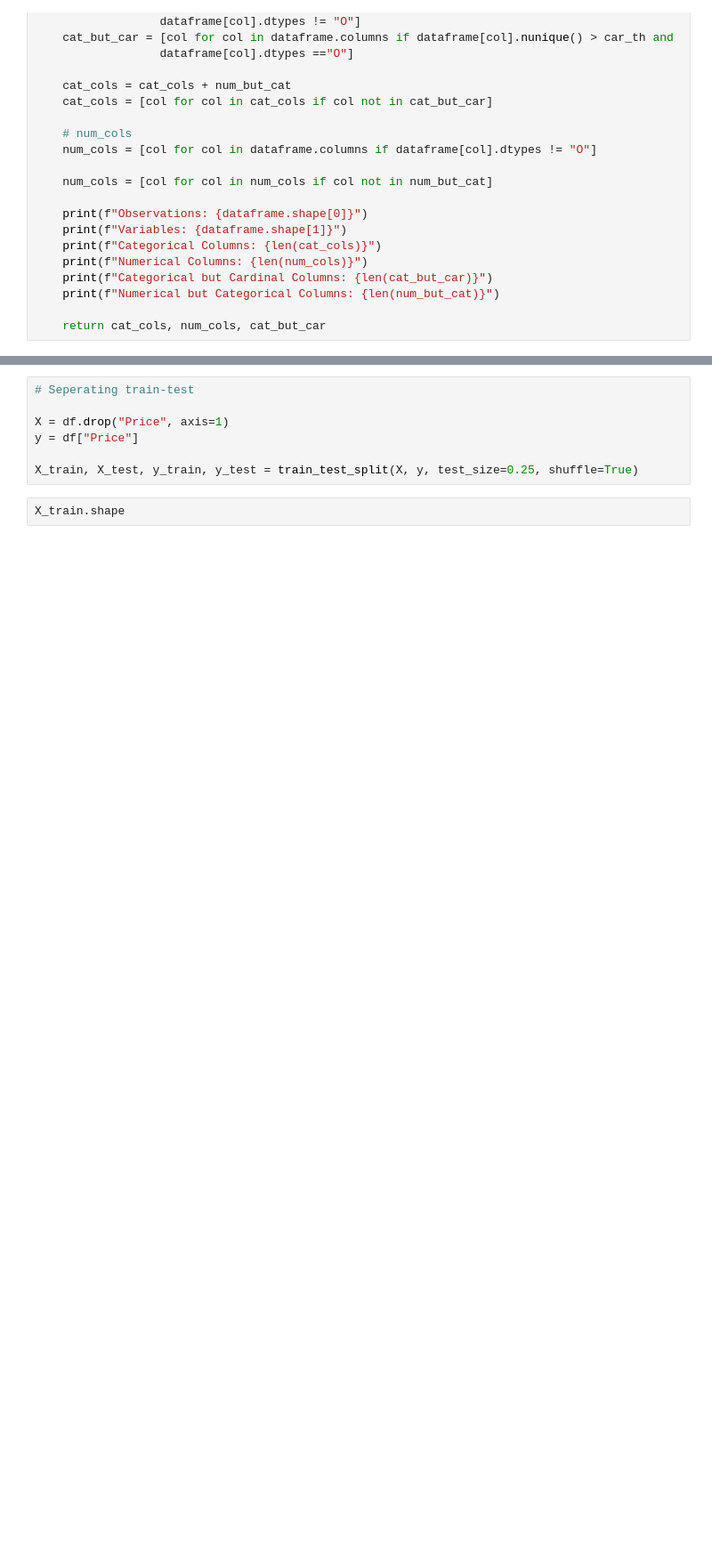
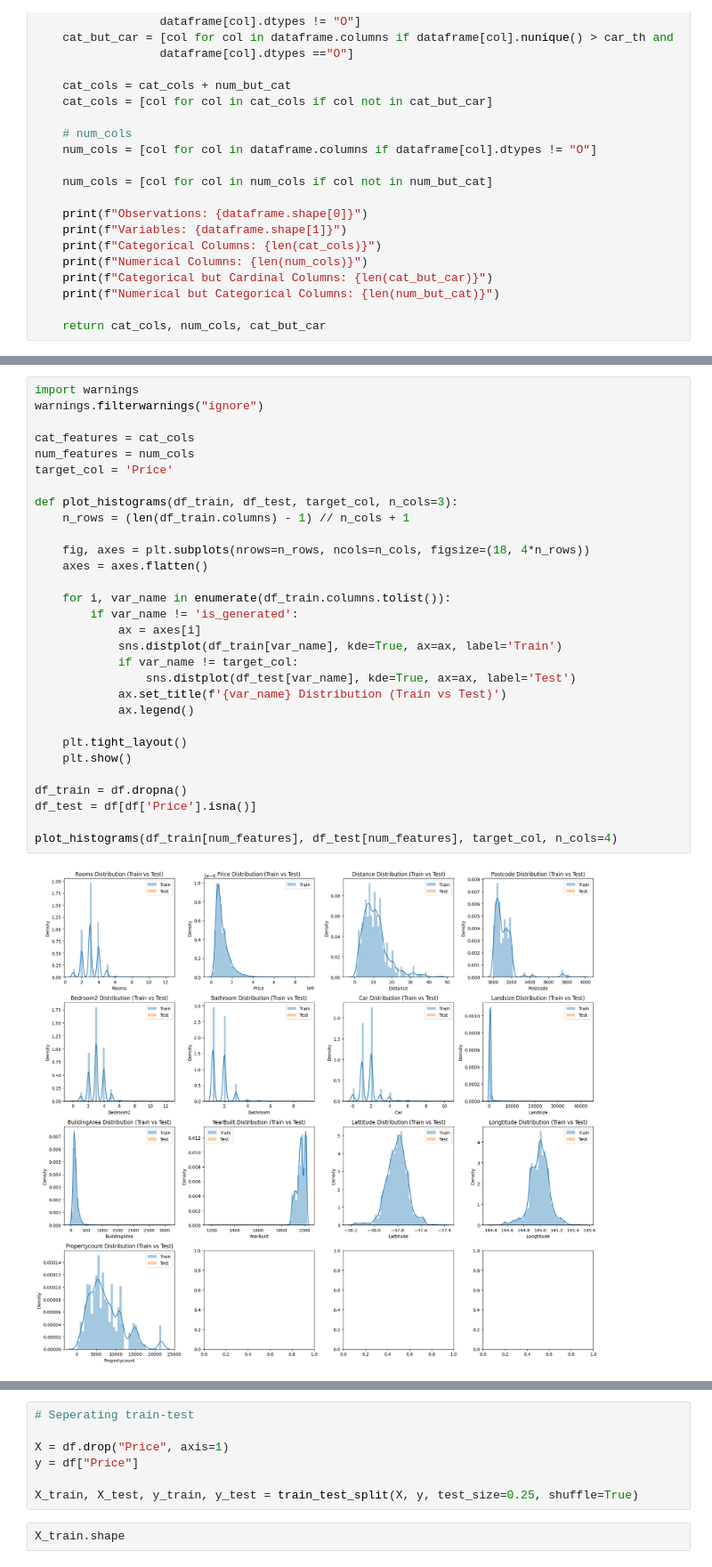
Before and after one commit to csargin/MELBOURNE_HOUSE_PRICES, a Jupyter notebook: melbourne.ipynb, the cells around one changed output, grey strips where cells are left out. Shown at 89% size. Drawn from its saved outputs; the diff is of its cells as text; blank space fills up the shorter version.

```diff
--- a/melbourne.ipynb
+++ b/melbourne.ipynb
@@ -278,0 +281,32 @@ Date - have 35 unique values
+# %%
+import warnings
+warnings.filterwarnings("ignore")
+
+cat_features = cat_cols
+num_features = num_cols
+target_col = 'Price'
+
+def plot_histograms(df_train, df_test, target_col, n_cols=3):
+    n_rows = (len(df_train.columns) - 1) // n_cols + 1
+
+    fig, axes = plt.subplots(nrows=n_rows, ncols=n_cols, figsize=(18, 4*n_rows))
+    axes = axes.flatten()
+
+    for i, var_name in enumerate(df_train.columns.tolist()):
+        if var_name != 'is_generated':
+            ax = axes[i]
+            sns.distplot(df_train[var_name], kde=True, ax=ax, label='Train')
+            if var_name != target_col:
+                sns.distplot(df_test[var_name], kde=True, ax=ax, label='Test')
+            ax.set_title(f'{var_name} Distribution (Train vs Test)')
+            ax.legend()
+
+    plt.tight_layout()
+    plt.show()
+
+df_train = df.dropna()
+df_test = df[df['Price'].isna()]
+
+plot_histograms(df_train[num_features], df_test[num_features], target_col, n_cols=4)
+# %% [output]
+[figure, added]
```
Also changed, not shown: parts of 33 cells of this notebook.
